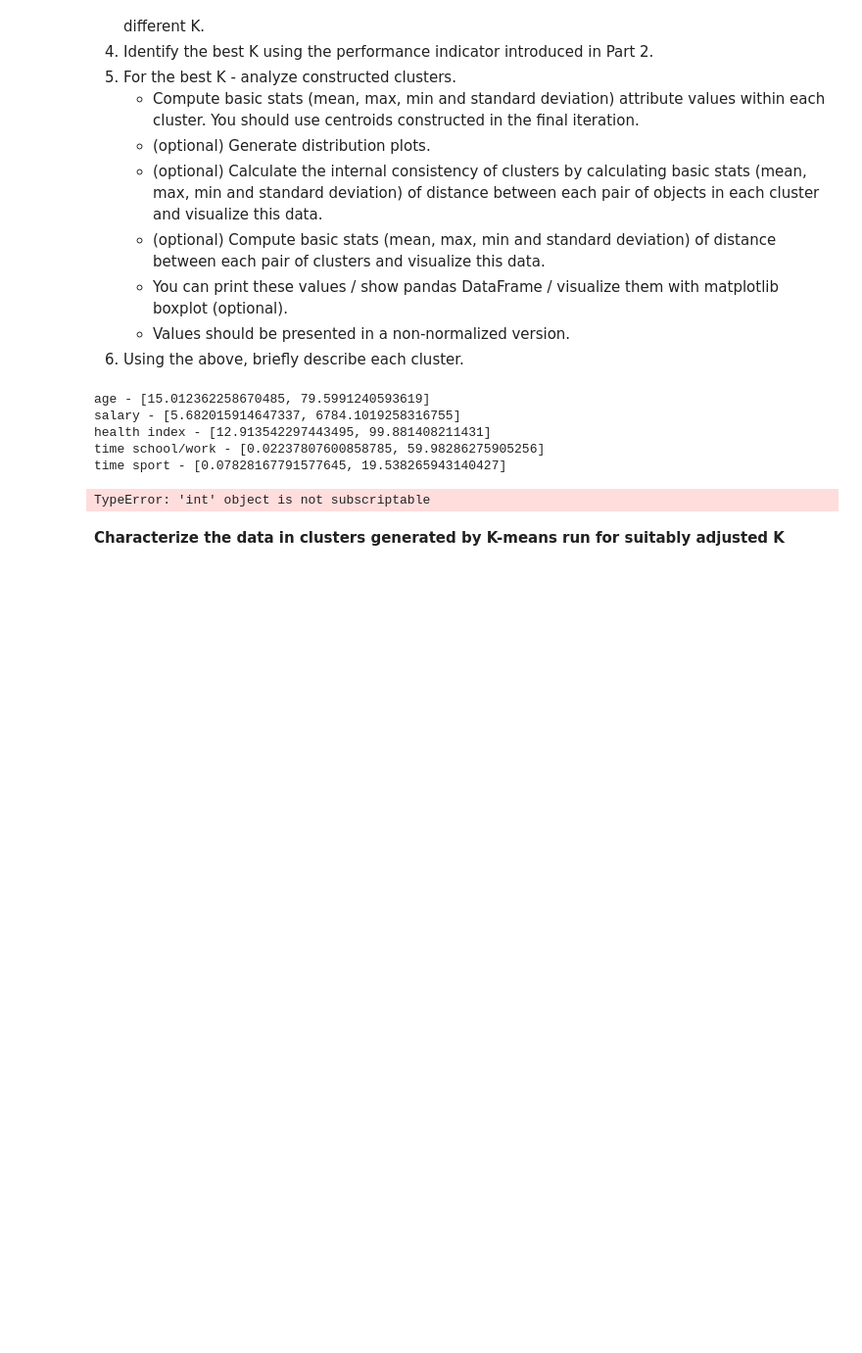
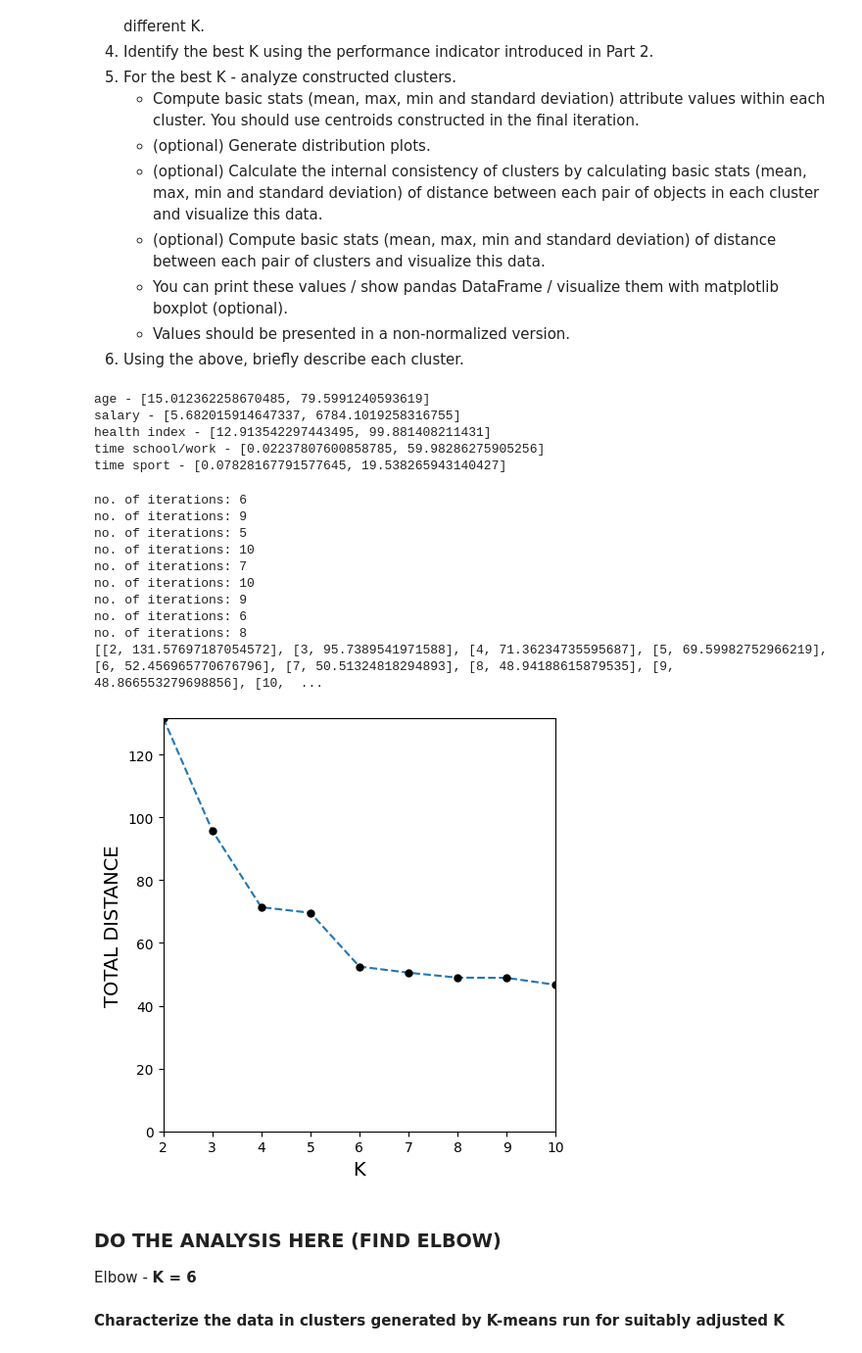
Before and after one commit to bujowskis/put-IAI-labs, a Jupyter notebook: Exercises.ipynb, the cells around one changed output. Shown at 98% size. Cells and saved outputs as stored; diff of their text form; code cells hidden in the pictures; blank space fills up the shorter version.

```diff
--- a/Exercises.ipynb
+++ b/Exercises.ipynb
@@ -266,28 +265,24 @@ health index - [12.913542297443495, 99.881408211431]
 time school/work - [0.02237807600858785, 59.98286275905256]
 time sport - [0.07828167791577645, 19.538265943140427]
 # %%
- # def doKMeans_CaseStudy(DATA, K = 2, M = 5):
- #    CENTROIDS = getCentroids(K, DATA) # GET CENTROIDS
- #    ASSIGNMENTS = [[] for i in range(K)]
- #    DATA, CENTROIDS, ASSIGNMENTS = doKMeans(DATA, CENTROIDS, K, M, True)
- #    return DATA, CENTROIDS, ASSIGNMENTS
-
-# distances = [[] for i in range(9)]
-# for k in range(2, 11):
-#     DATA, CENTROIDS, ASSIGNMENTS = doKMeans_CaseStudy(DATA, K = k)
-#     distances[k - 2] = [k, getTotalDistance(DATA, CENTROIDS, ASSIGNMENTS)]
-#
-# print(distances)
-# cm.displayResults(plt, distances)
-
 distances = [[] for i in range(9)]
 
 for k in range(2, 11):
     CENTROIDS = getCentroids(k, DATA)
-    DATA, NEW_CENTROIDS, NEW_ASSIGNMENTS = doKMeans(DATA, CENTROIDS, K = k)
+    DATA, NEW_CENTROIDS, NEW_ASSIGNMENTS = doKMeans(DATA = DATA, CENTROIDS = CENTROIDS, K = k, M = 5)
     distances[k - 2] = [k, getTotalDistance(DATA, NEW_CENTROIDS, NEW_ASSIGNMENTS)]
 
 print(distances)
 cm.displayResults(plt, distances)
 # %% [output]
-TypeError: 'int' object is not subscriptable
+no. of iterations: 6
+no. of iterations: 9
+no. of iterations: 5
+no. of iterations: 10
+no. of iterations: 7
+no. of iterations: 10
+no. of iterations: 9
+no. of iterations: 6
+no. of iterations: 8
+[[2, 131.57697187054572], [3, 95.7389541971588], [4, 71.36234735595687], [5, 69.59982752966219], [6, 52.456965770676796], [7, 50.51324818294893], [8, 48.94188615879535], [9, 48.866553279698856], [10,  ...
+[figure, added]
@@ -296,2 +289,5 @@ TypeError: 'int' object is not subscriptable
+# %% [markdown]
+### DO THE ANALYSIS HERE (FIND ELBOW)
+Elbow - **K = 6**
 # %% [markdown]
 **Characterize the data in clusters generated by K-means run for suitably adjusted K**
```
Also changed, not shown: parts of 8 cells of this notebook.
